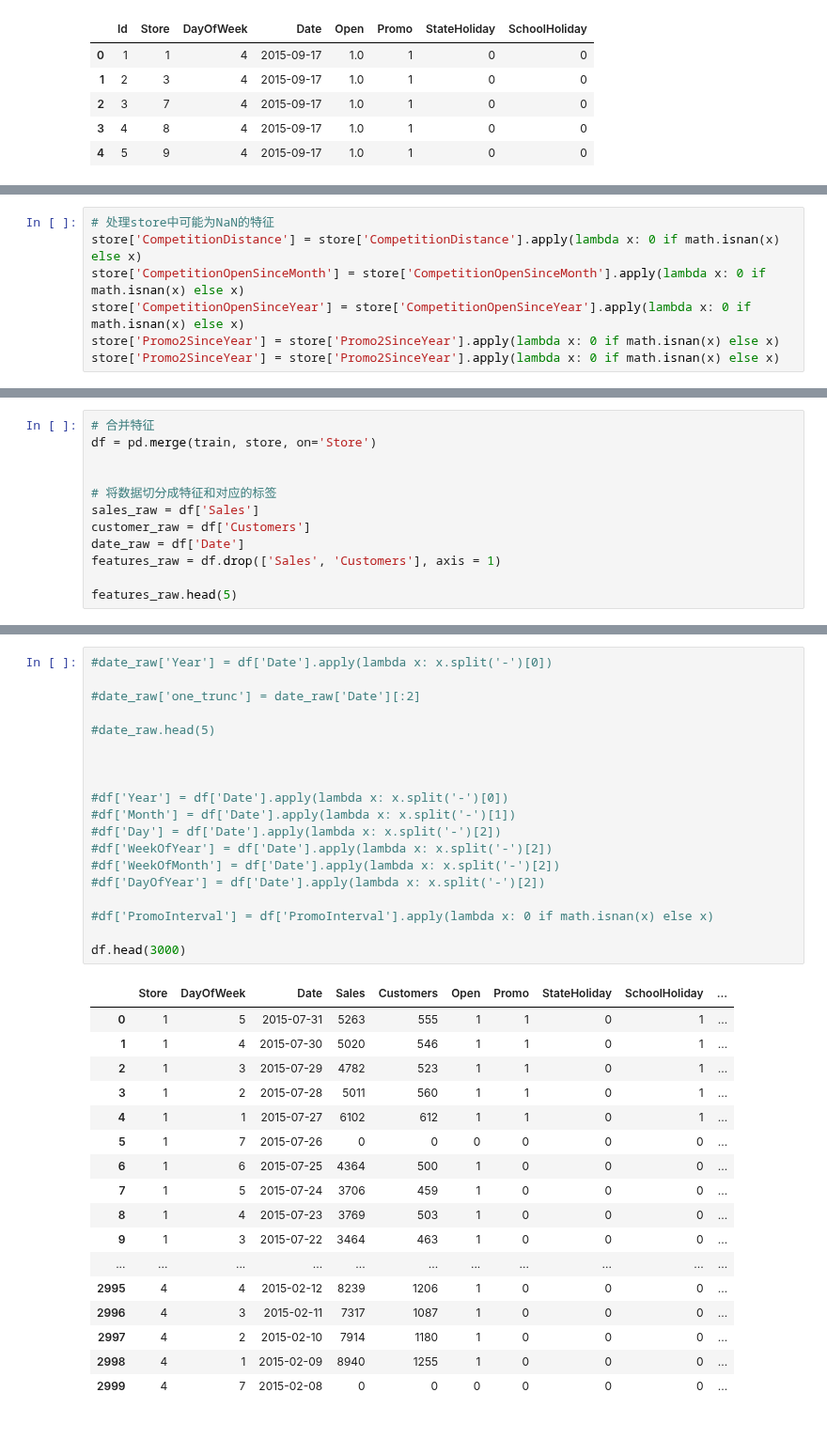
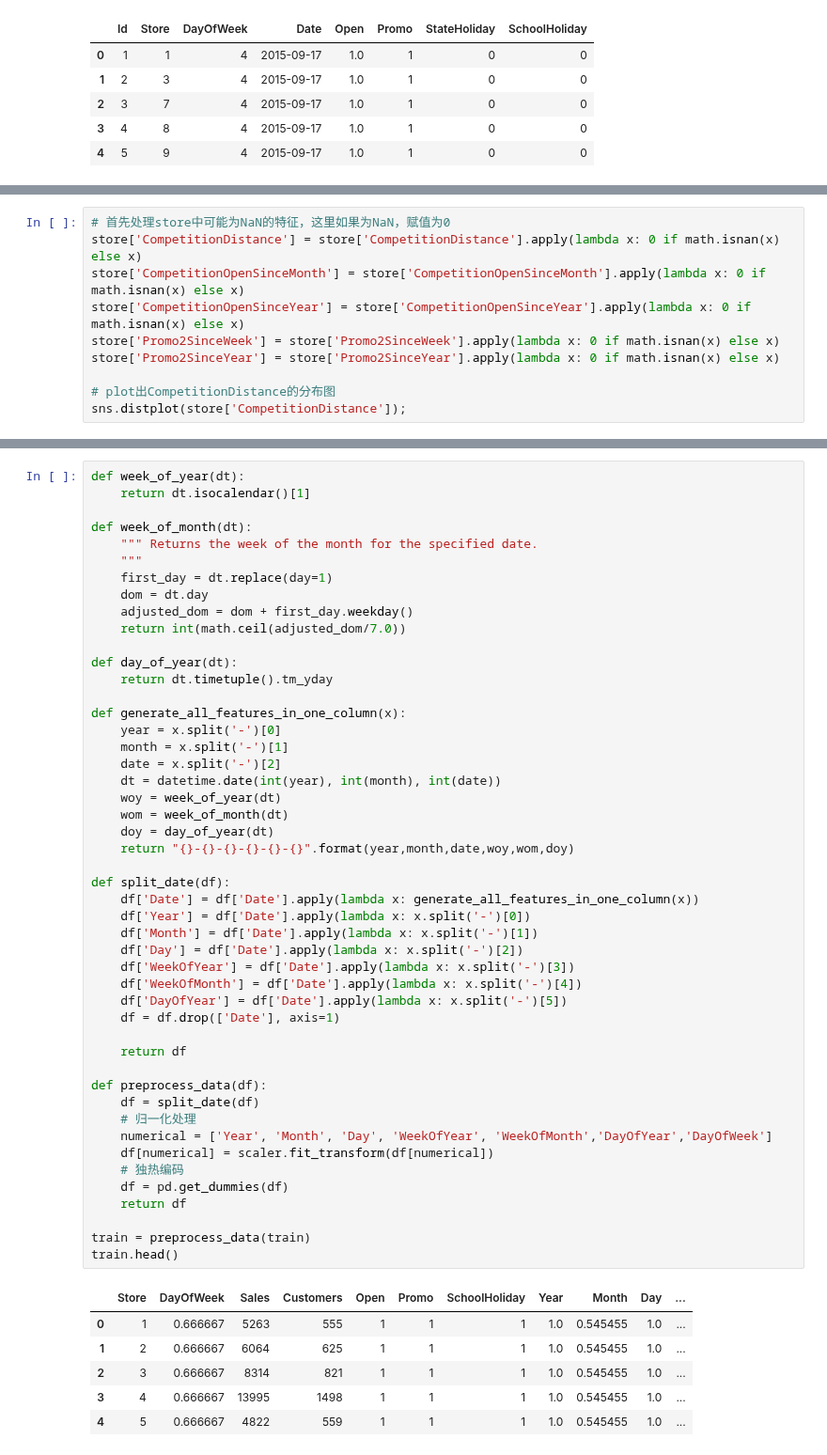
Before and after one commit to Qucy/UdacityMachineLearning, a Jupyter notebook: rossmann_store_sales/rossmann_store_sales.ipynb, the cells around one changed output, grey strips where cells are left out. Shown at 94% size. Cells and saved outputs as stored; diff of their text form; blank space fills up the shorter version.

```diff
--- a/rossmann_store_sales/rossmann_store_sales.ipynb
+++ b/rossmann_store_sales/rossmann_store_sales.ipynb
@@ -99,8 +92,11 @@ test.head()
 # %%
-# 处理store中可能为NaN的特征
+# 首先处理store中可能为NaN的特征，这里如果为NaN，赋值为0
 store['CompetitionDistance'] = store['CompetitionDistance'].apply(lambda x: 0 if math.isnan(x) else x)
 store['CompetitionOpenSinceMonth'] = store['CompetitionOpenSinceMonth'].apply(lambda x: 0 if math.isnan(x) else x)
 store['CompetitionOpenSinceYear'] = store['CompetitionOpenSinceYear'].apply(lambda x: 0 if math.isnan(x) else x)
+store['Promo2SinceWeek'] = store['Promo2SinceWeek'].apply(lambda x: 0 if math.isnan(x) else x)
 store['Promo2SinceYear'] = store['Promo2SinceYear'].apply(lambda x: 0 if math.isnan(x) else x)
-store['Promo2SinceYear'] = store['Promo2SinceYear'].apply(lambda x: 0 if math.isnan(x) else x)
+
+# plot出CompetitionDistance的分布图
+sns.distplot(store['CompetitionDistance']);
 # %% [output]
@@ -113,12 +103,0 @@ store['Promo2SinceYear'] = store['Promo2SinceYear'].apply(lambda x: 0 if math.is
-# %%
-# 合并特征
-df = pd.merge(train, store, on='Store')
-
-
-# 将数据切分成特征和对应的标签
-sales_raw = df['Sales']
-customer_raw = df['Customers']
-date_raw = df['Date']
-features_raw = df.drop(['Sales', 'Customers'], axis = 1)
-
-features_raw.head(5)
@@ -132,37 +183,55 @@ features_raw.head(5)
 # %%
-#date_raw['Year'] = df['Date'].apply(lambda x: x.split('-')[0])
+def week_of_year(dt):
+    return dt.isocalendar()[1]
 
-#date_raw['one_trunc'] = date_raw['Date'][:2]
+def week_of_month(dt):
+    """ Returns the week of the month for the specified date.
+    """
+    first_day = dt.replace(day=1)
+    dom = dt.day
+    adjusted_dom = dom + first_day.weekday()
+    return int(math.ceil(adjusted_dom/7.0))
 
-#date_raw.head(5)
+def day_of_year(dt):
+    return dt.timetuple().tm_yday
 
+def generate_all_features_in_one_column(x):
+    year = x.split('-')[0]
+    month = x.split('-')[1]
+    date = x.split('-')[2]
+    dt = datetime.date(int(year), int(month), int(date))
+    woy = week_of_year(dt)
+    wom = week_of_month(dt)
+    doy = day_of_year(dt)
+    return "{}-{}-{}-{}-{}-{}".format(year,month,date,woy,wom,doy)
 
+def split_date(df):
+    df['Date'] = df['Date'].apply(lambda x: generate_all_features_in_one_column(x))
+    df['Year'] = df['Date'].apply(lambda x: x.split('-')[0])
+    df['Month'] = df['Date'].apply(lambda x: x.split('-')[1])
+    df['Day'] = df['Date'].apply(lambda x: x.split('-')[2])
+    df['WeekOfYear'] = df['Date'].apply(lambda x: x.split('-')[3])
+    df['WeekOfMonth'] = df['Date'].apply(lambda x: x.split('-')[4])
+    df['DayOfYear'] = df['Date'].apply(lambda x: x.split('-')[5])
+    df = df.drop(['Date'], axis=1)
 
-#df['Year'] = df['Date'].apply(lambda x: x.split('-')[0])
-#df['Month'] = df['Date'].apply(lambda x: x.split('-')[1])
-#df['Day'] = df['Date'].apply(lambda x: x.split('-')[2])
-#df['WeekOfYear'] = df['Date'].apply(lambda x: x.split('-')[2])
-#df['WeekOfMonth'] = df['Date'].apply(lambda x: x.split('-')[2])
-#df['DayOfYear'] = df['Date'].apply(lambda x: x.split('-')[2])
+    return df
 
-#df['PromoInterval'] = df['PromoInterval'].apply(lambda x: 0 if math.isnan(x) else x)
+def preprocess_data(df):
+    df = split_date(df)
+    # 归一化处理
+    numerical = ['Year', 'Month', 'Day', 'WeekOfYear', 'WeekOfMonth','DayOfYear','DayOfWeek']
+    df[numerical] = scaler.fit_transform(df[numerical])
+    # 独热编码
+    df = pd.get_dummies(df)
+    return df
 
-df.head(3000)
+train = preprocess_data(train)
+train.head()
 # %% [output]
-|  | Store | DayOfWeek | Date | Sales | Customers | Open | Promo | StateHoliday | SchoolHoliday | ... |
-| 0 | 1 | 5 | 2015-07-31 | 5263 | 555 | 1 | 1 | 0 | 1 | ... |
-| 1 | 1 | 4 | 2015-07-30 | 5020 | 546 | 1 | 1 | 0 | 1 | ... |
-| 2 | 1 | 3 | 2015-07-29 | 4782 | 523 | 1 | 1 | 0 | 1 | ... |
-| 3 | 1 | 2 | 2015-07-28 | 5011 | 560 | 1 | 1 | 0 | 1 | ... |
-| 4 | 1 | 1 | 2015-07-27 | 6102 | 612 | 1 | 1 | 0 | 1 | ... |
-| 5 | 1 | 7 | 2015-07-26 | 0 | 0 | 0 | 0 | 0 | 0 | ... |
-| 6 | 1 | 6 | 2015-07-25 | 4364 | 500 | 1 | 0 | 0 | 0 | ... |
-| 7 | 1 | 5 | 2015-07-24 | 3706 | 459 | 1 | 0 | 0 | 0 | ... |
-| 8 | 1 | 4 | 2015-07-23 | 3769 | 503 | 1 | 0 | 0 | 0 | ... |
-| 9 | 1 | 3 | 2015-07-22 | 3464 | 463 | 1 | 0 | 0 | 0 | ... |
-| ... | ... | ... | ... | ... | ... | ... | ... | ... | ... | ... |
-| 2995 | 4 | 4 | 2015-02-12 | 8239 | 1206 | 1 | 0 | 0 | 0 | ... |
-| 2996 | 4 | 3 | 2015-02-11 | 7317 | 1087 | 1 | 0 | 0 | 0 | ... |
-| 2997 | 4 | 2 | 2015-02-10 | 7914 | 1180 | 1 | 0 | 0 | 0 | ... |
-| 2998 | 4 | 1 | 2015-02-09 | 8940 | 1255 | 1 | 0 | 0 | 0 | ... |
-| 2999 | 4 | 7 | 2015-02-08 | 0 | 0 | 0 | 0 | 0 | 0 | ... |
+|  | Store | DayOfWeek | Sales | Customers | Open | Promo | SchoolHoliday | Year | Month | Day | ... |
+| 0 | 1 | 0.666667 | 5263 | 555 | 1 | 1 | 1 | 1.0 | 0.545455 | 1.0 | ... |
+| 1 | 2 | 0.666667 | 6064 | 625 | 1 | 1 | 1 | 1.0 | 0.545455 | 1.0 | ... |
+| 2 | 3 | 0.666667 | 8314 | 821 | 1 | 1 | 1 | 1.0 | 0.545455 | 1.0 | ... |
+| 3 | 4 | 0.666667 | 13995 | 1498 | 1 | 1 | 1 | 1.0 | 0.545455 | 1.0 | ... |
+| 4 | 5 | 0.666667 | 4822 | 559 | 1 | 1 | 1 | 1.0 | 0.545455 | 1.0 | ... |
```
Also changed, not shown: parts of 21 cells of this notebook, 1 other file.
